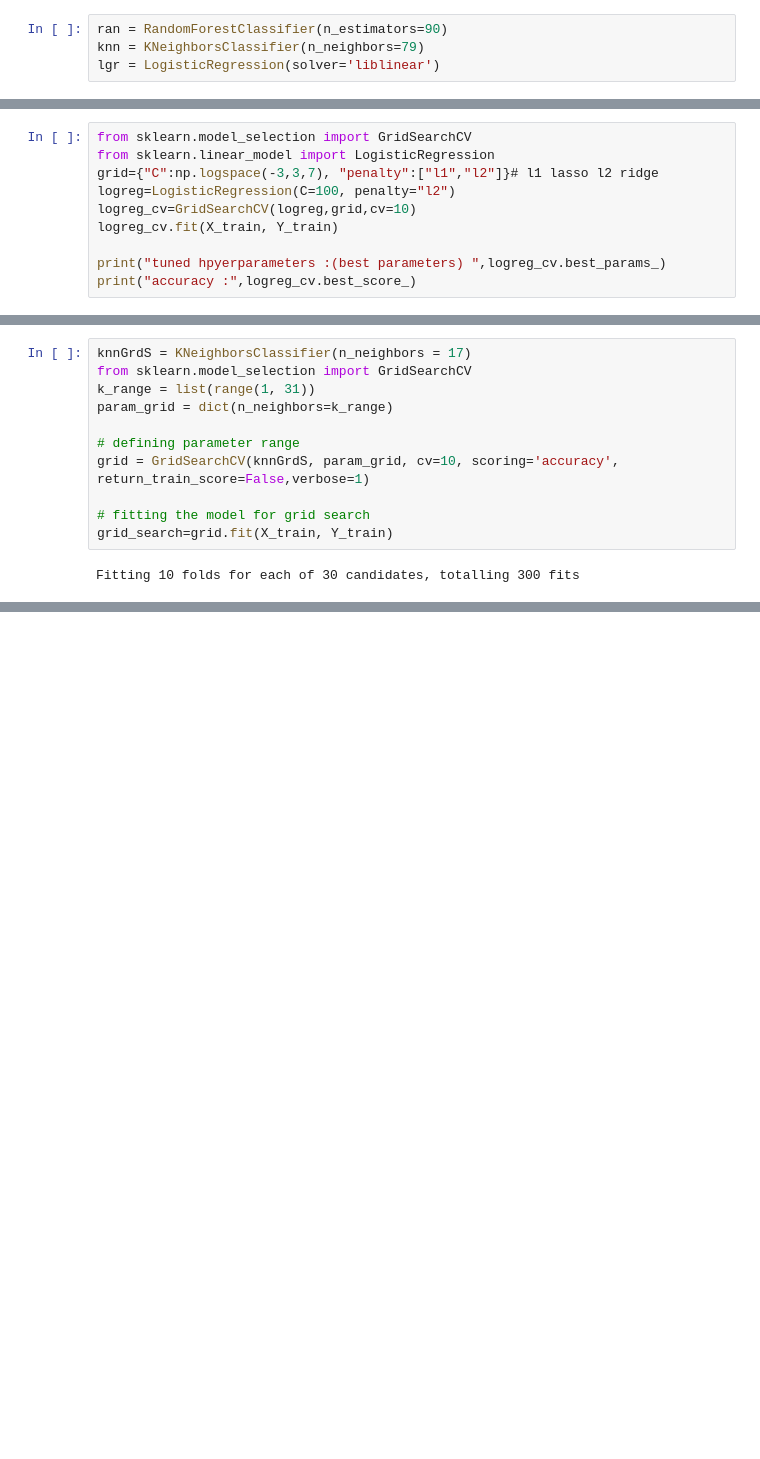
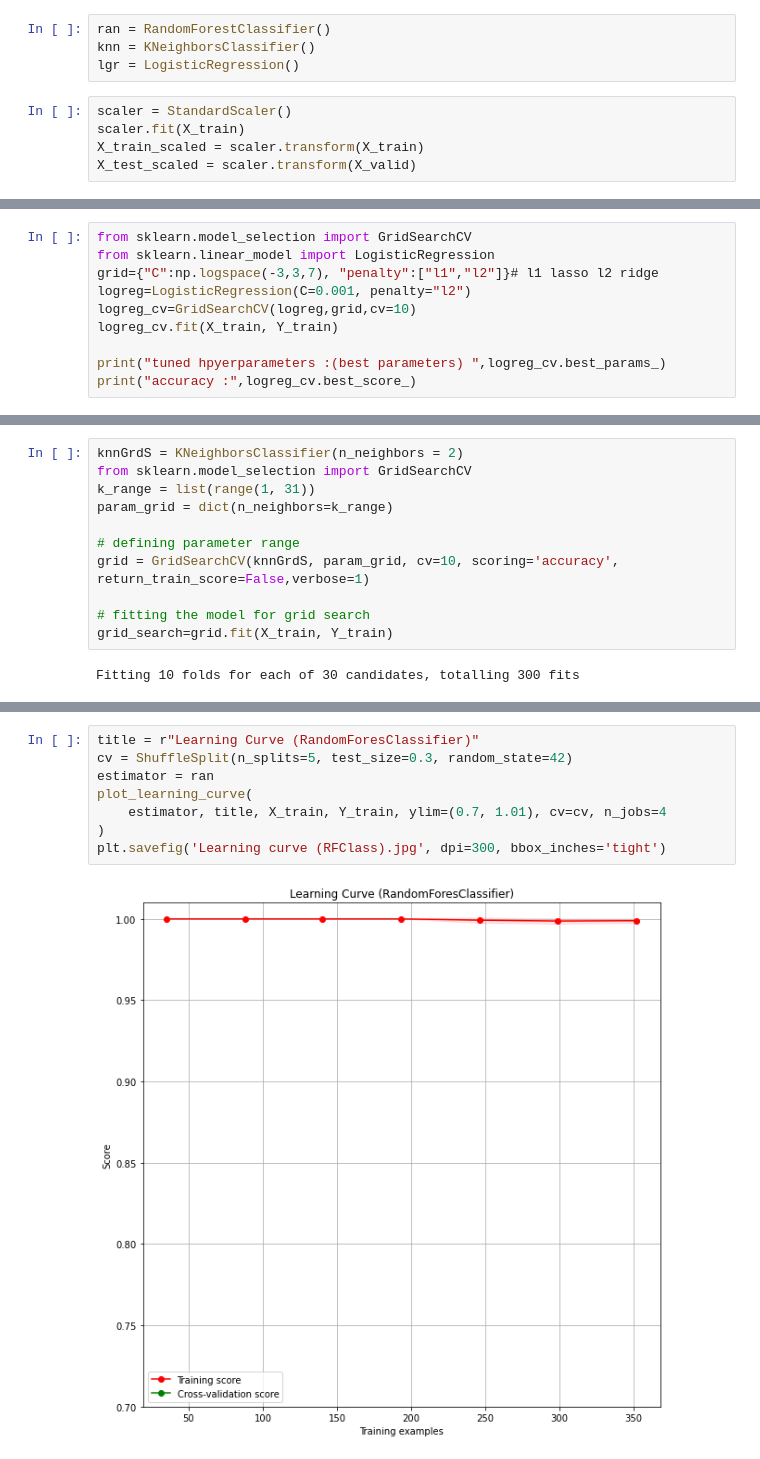
Before and after one commit to donikaSkenderbeut/machine-learning, a Jupyter notebook: Ex1/dow-jones.ipynb, the cells around one changed output, grey strips where cells are left out. Drawn from its saved outputs; the diff is of its cells as text; blank space fills up the shorter version.

```diff
--- a/Ex1/dow-jones.ipynb
+++ b/Ex1/dow-jones.ipynb
@@ -246,7 +241,12 @@ import lightgbm as lgb
 from sklearn.model_selection import GridSearchCV,RandomizedSearchCV,train_test_split
 from sklearn.metrics import accuracy_score,confusion_matrix,f1_score,roc_curve, roc_auc_score
 # %%
-ran = RandomForestClassifier(n_estimators=90)
-knn = KNeighborsClassifier(n_neighbors=79)
-lgr = LogisticRegression(solver='liblinear')
+ran = RandomForestClassifier()
+knn = KNeighborsClassifier()
+lgr = LogisticRegression()
+# %%
+scaler = StandardScaler()
+scaler.fit(X_train)
+X_train_scaled = scaler.transform(X_train)
+X_test_scaled = scaler.transform(X_valid)
 # %%
@@ -337,7 +394,7 @@ print(score)
 from sklearn.model_selection import GridSearchCV
 from sklearn.linear_model import LogisticRegression
 grid={"C":np.logspace(-3,3,7), "penalty":["l1","l2"]}# l1 lasso l2 ridge
-logreg=LogisticRegression(C=100, penalty="l2")
+logreg=LogisticRegression(C=0.001, penalty="l2")
 logreg_cv=GridSearchCV(logreg,grid,cv=10)
 logreg_cv.fit(X_train, Y_train)
 
@@ -386,5 +443,5 @@ Best: [0.87810376], using {'max_depth': 2, 'n_estimators': 256}
 # %%
-knnGrdS = KNeighborsClassifier(n_neighbors = 17)
+knnGrdS = KNeighborsClassifier(n_neighbors = 2)
 from sklearn.model_selection import GridSearchCV
 k_range = list(range(1, 31))
 param_grid = dict(n_neighbors=k_range)
@@ -488,0 +608,10 @@ print(score)
+# %%
+title = r"Learning Curve (RandomForesClassifier)"
+cv = ShuffleSplit(n_splits=5, test_size=0.3, random_state=42)
+estimator = ran
+plot_learning_curve(
+    estimator, title, X_train, Y_train, ylim=(0.7, 1.01), cv=cv, n_jobs=4
+)
+plt.savefig('Learning curve (RFClass).jpg', dpi=300, bbox_inches='tight')
+# %% [output]
+[figure, added]
```
Also changed, not shown: parts of 23 cells of this notebook, 3 other files.
